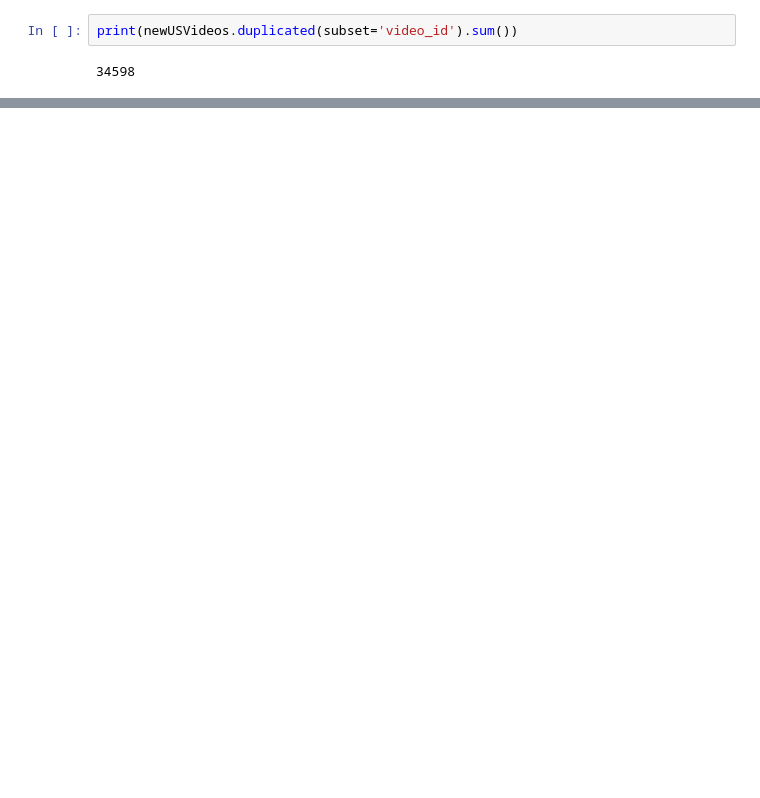
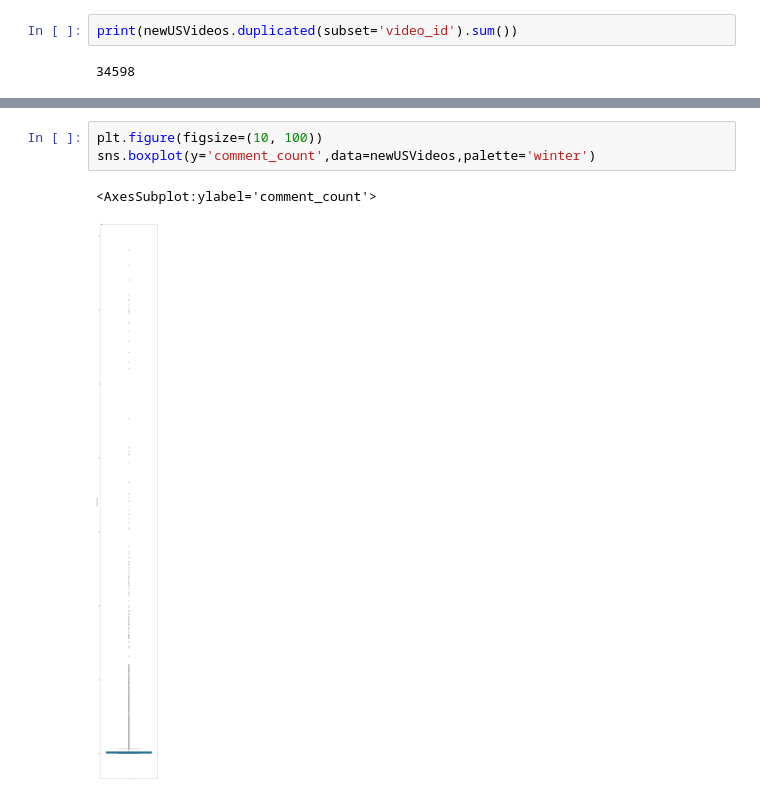
Before and after one commit to JALG99/EB-2021-1-CC51-Grupo5, a Jupyter notebook: TF.ipynb, the cells around one changed output, grey strips where cells are left out. Saved outputs shown, nothing was run; the diff lists cells and outputs as text; blank space fills up the shorter version.

```diff
--- a/TF.ipynb
+++ b/TF.ipynb
@@ -315,0 +320,6 @@ nuevo dataframe tomar el último registro de cada video id para hacer un anális
+# %%
+plt.figure(figsize=(10, 100))
+sns.boxplot(y='comment_count',data=newUSVideos,palette='winter')
+# %% [output]
+<AxesSubplot:ylabel='comment_count'>
+[figure, added]
```
Also changed, not shown: parts of 12 cells of this notebook.
